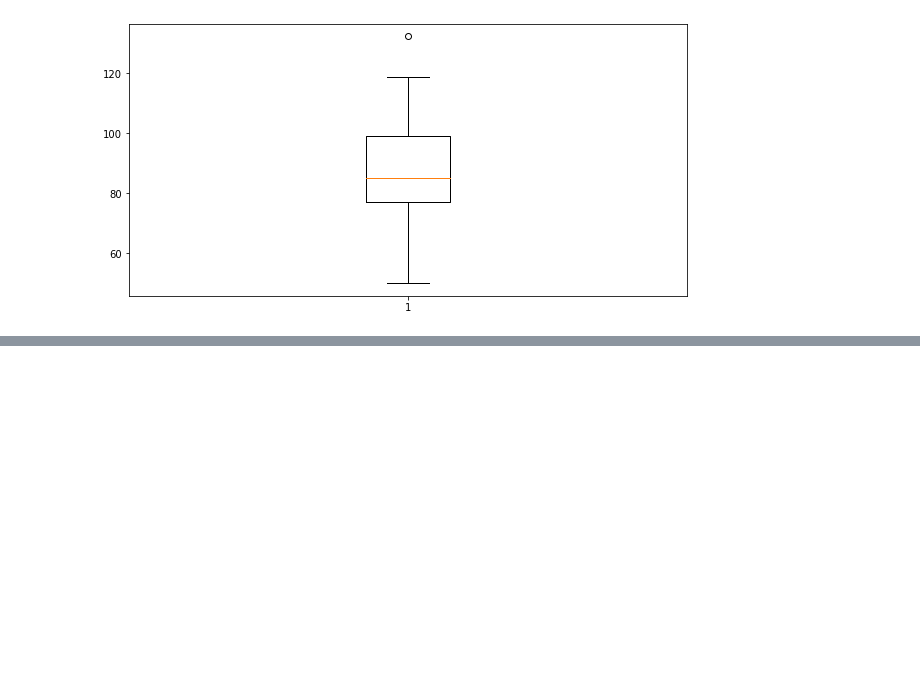
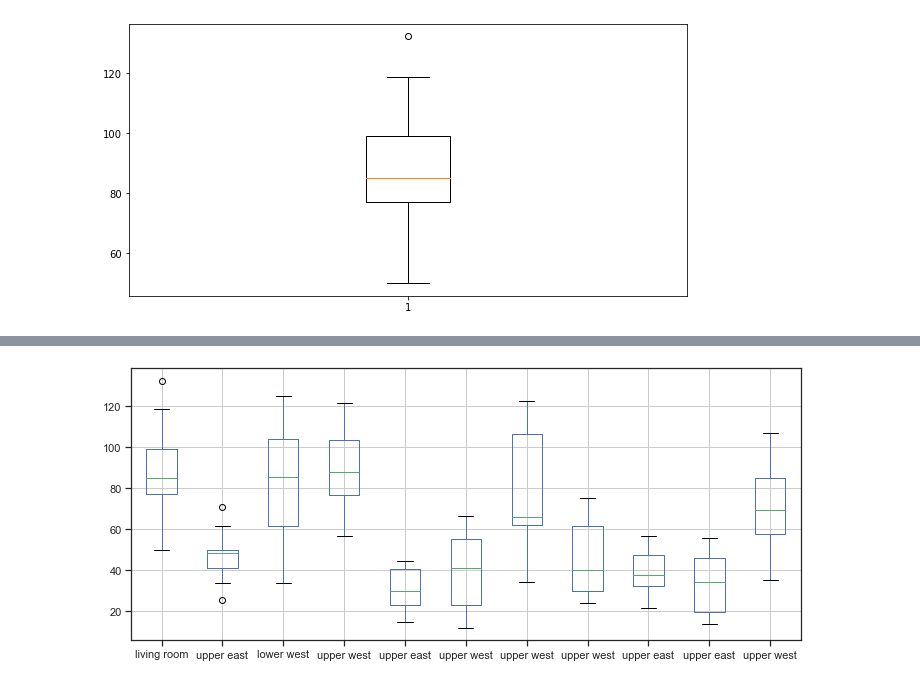
Before and after one commit to BigBangData/Speedtest, a Jupyter notebook: speedtest_plots.ipynb, the cells around one changed output, grey strips where cells are left out. Saved outputs shown, nothing was run; the diff lists cells and outputs as text; code cells hidden in the pictures; blank space fills up the shorter version.

Commit message:
Multiple boxplot graph

```diff
--- a/speedtest_plots.ipynb
+++ b/speedtest_plots.ipynb
@@ -119,8 +119,11 @@ df
 # %%
 lists = []
 names = []
+locs = []
+
 for i in df.columns:
     lists.append(df[i]['data']['download'])
+    locs.append(df[i]['location'])
     names.append(i)
-
-pd.DataFrame(lists, columns=names)
+np.transpose(lists)
+data = pd.DataFrame(np.transpose(lists), columns=locs)
@@ -158,0 +144,7 @@ df.query("E in [1, 2]").boxplot(by='E', return_type='axes', ax=axes);
+# %%
+import seaborn
+seaborn.set(style="ticks")
+fig, ax = plt.subplots(ncols=1, figsize=(12,5))
+data.boxplot();
+# %% [output]
+[figure, added]
```
Also changed, not shown: parts of 5 cells of this notebook, 1 other file.
